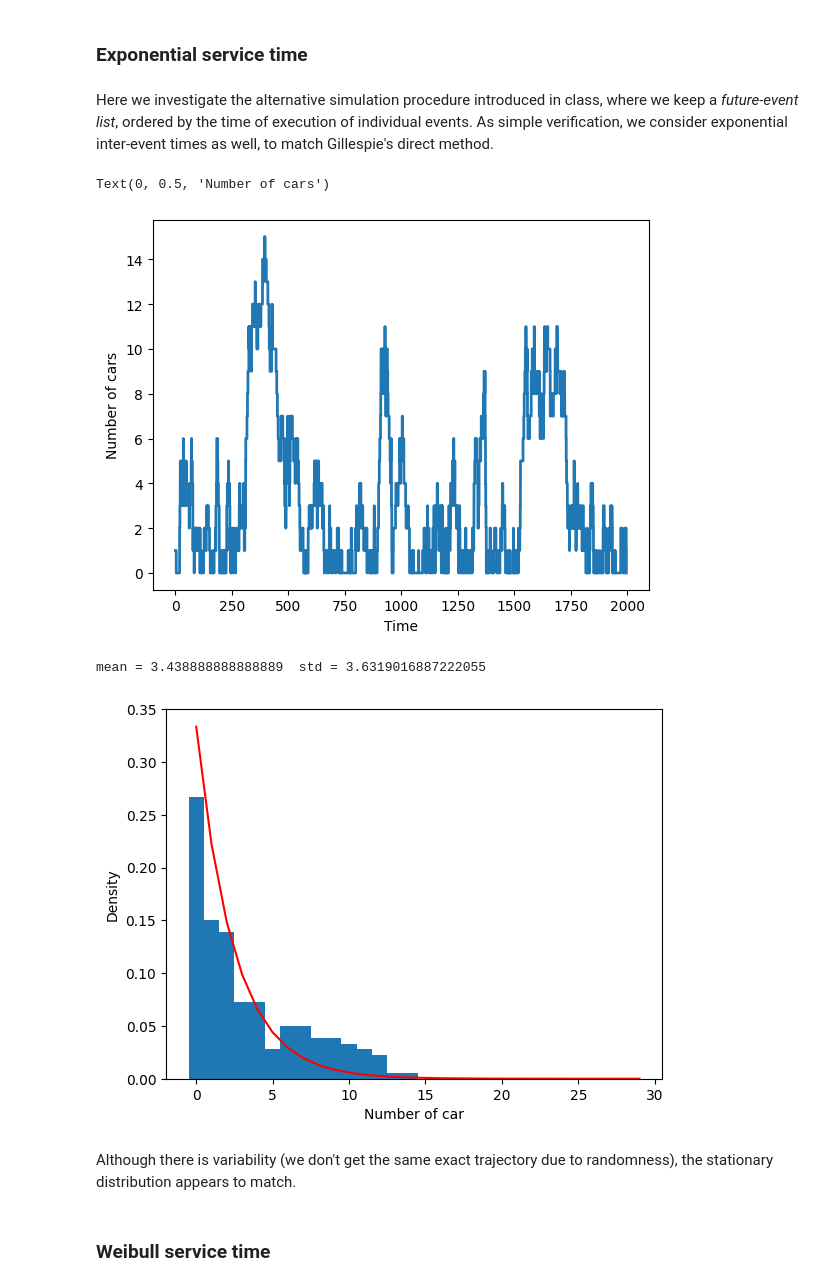
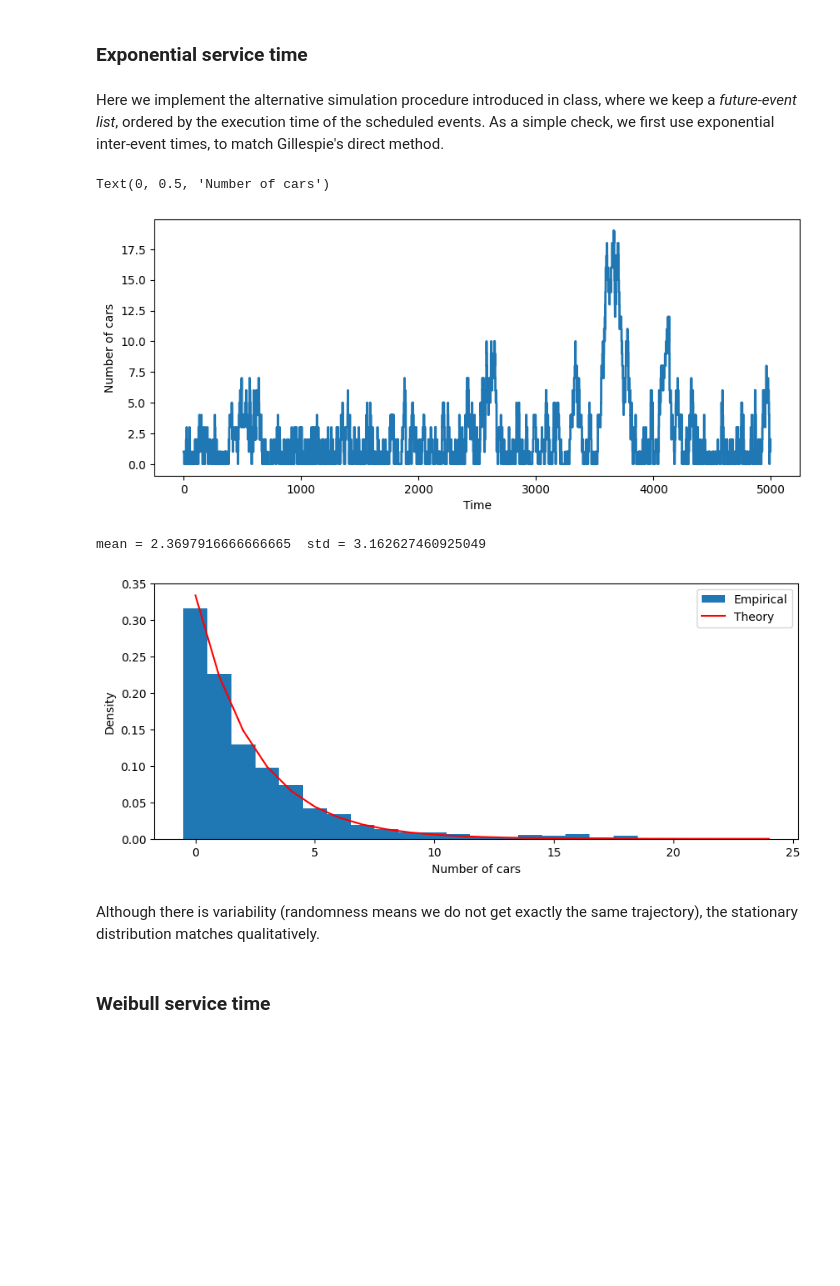
Before and after one commit to gstonge/csi4124-sys5110, a Jupyter notebook: notebooks/queuing-system.ipynb, the cells around one changed output. Cells and saved outputs as stored; diff of their text form; code cells hidden in the pictures; blank space fills up the shorter version.

```diff
--- a/notebooks/queuing-system.ipynb
+++ b/notebooks/queuing-system.ipynb
@@ -12,10 +17,10 @@ from scipy.special import gamma
 # %%
-n = 1 # car already at the pump
+n = 1 # one car already at the pump
 n_traj = [n]
 rng = np.random.default_rng(42)
-T = 2000
+T = 5000
 alpha = 0.2 #arrival rate of cars (# cars per min)
-beta = 0.3 #service rate
+beta = 0.3 #service rate (# cars per min)
 t = 0
 t_traj = [t]
 # %%
@@ -82,13 +92,8 @@ The two distributions agree well. What if instead of sampling at regular interva
 # %% [markdown]
 ### Exponential service time
 # %% [markdown]
-Here we investigate the alternative simulation procedure introduced in class, where we keep a *future-event list*, ordered by the time of execution of individual events. As simple verification, we consider exponential inter-event times as well, to match Gillespie's direct method.
+Here we implement the alternative simulation procedure introduced in class, where we keep a *future-event list*, ordered by the execution time of the scheduled events. As a simple check, we first use exponential inter-event times, to match Gillespie's direct method.
 # %%
-T = 2000
-
-alpha = 0.2  # arrival rate of cars (# cars per min)
-beta = 0.3   # service rate
-
 t = 0
 n = 1  # one car already at the pump
 t_traj = [t]
@@ -119,9 +124,10 @@ while fel and fel[0][0] < T:
     t_traj.append(t)
     n_traj.append(n)
 # %%
+plt.subplots(figsize=(10, 4))
 plt.step(t_traj, n_traj, where="post", lw=2)
 plt.xlabel('Time')
 plt.ylabel('Number of cars')
 # %% [output]
 Text(0, 0.5, 'Number of cars')
-[figure, old version]
+[figure, new version]
@@ -141,14 +139,16 @@ Pn = (1-rho)*rho**nrange
 # %%
-plt.hist(n_chosen_samples, bins=np.arange(max(n_chosen_samples)+2)-0.5, density=True)
-plt.plot(nrange,Pn, color='red')
-plt.xlabel(f'Number of car')
+plt.subplots(figsize=(10, 4))
+plt.hist(n_chosen_samples, bins=np.arange(max(n_chosen_samples)+2)-0.5, density=True, label='Empirical')
+plt.plot(nrange,Pn, color='red', label='Theory')
+plt.xlabel('Number of cars')
 plt.ylabel('Density')
+plt.legend()
 print('mean =', np.mean(n_chosen_samples), ' std =', np.std(n_chosen_samples))
 # %% [output]
-mean = 3.438888888888889  std = 3.6319016887222055
+mean = 2.3697916666666665  std = 3.162627460925049
-[figure, old version]
+[figure, new version]
 # %% [markdown]
-Although there is variability (we don't get the same exact trajectory due to randomness), the stationary distribution appears to match.
+Although there is variability (randomness means we do not get exactly the same trajectory), the stationary distribution matches qualitatively.
 # %% [markdown]
 ### Weibull service time
 # %% [markdown]
```
Also changed, not shown: parts of 22 cells of this notebook, 2 other files.
